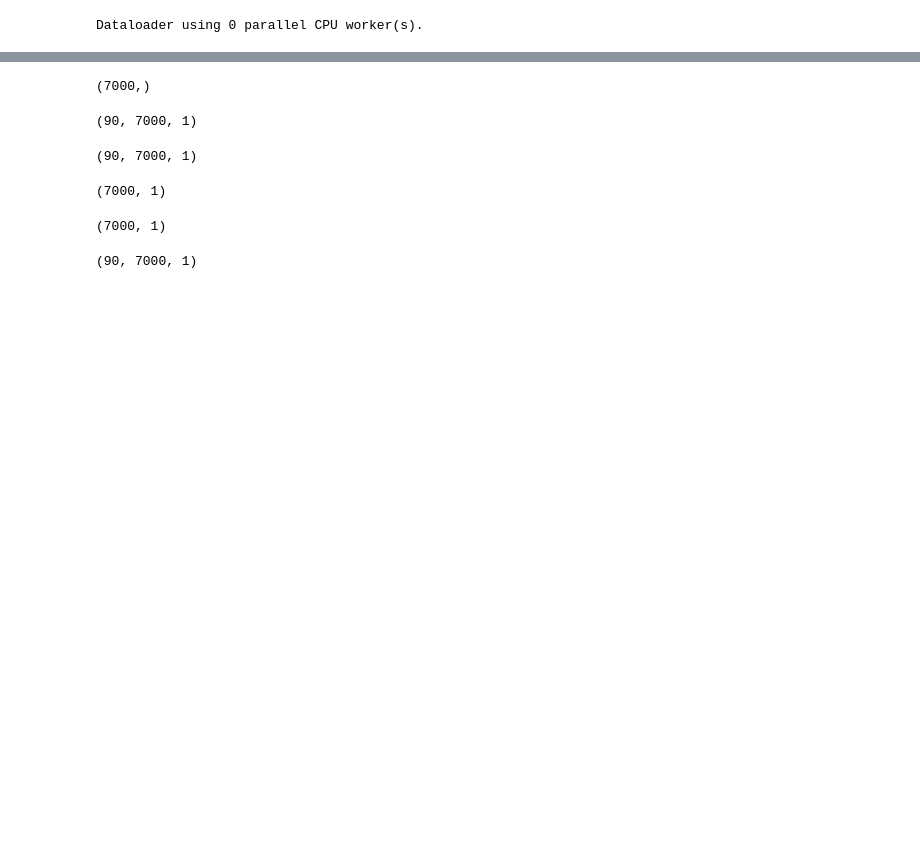
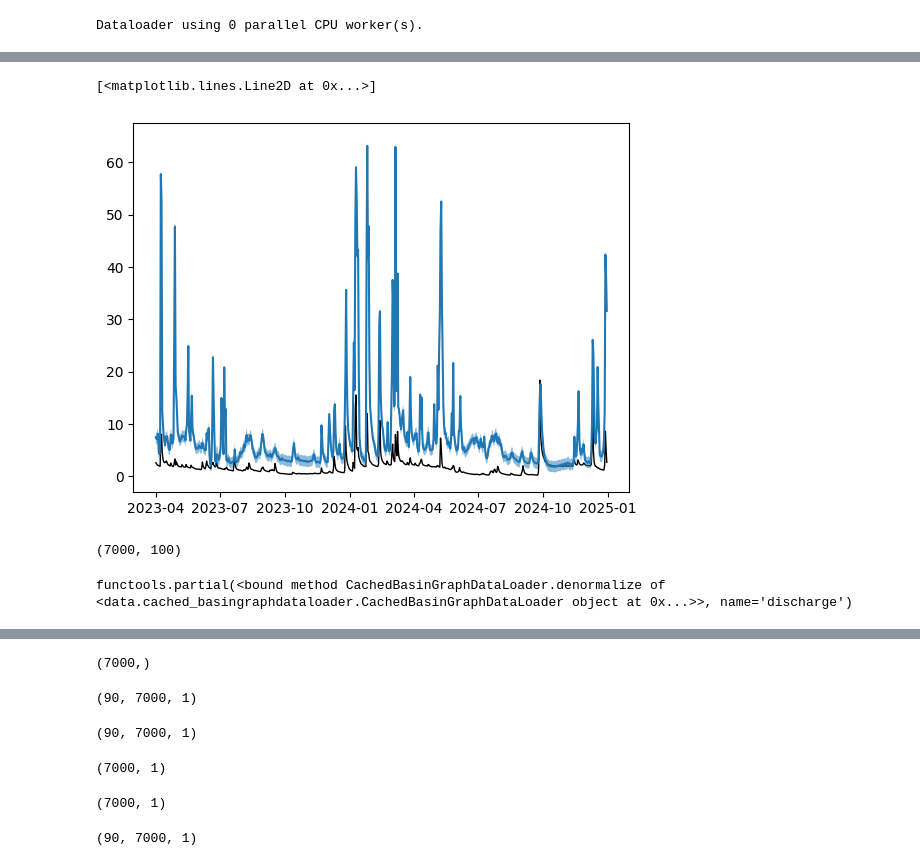
Before and after one commit to Fluvial-UMass/swot-ml, a Jupyter notebook: notebooks/reservoirs/test_model.ipynb, the cells around one changed output, grey strips where cells are left out. Saved outputs shown, nothing was run; the diff lists cells and outputs as text; code cells hidden in the pictures; blank space fills up the shorter version.

```diff
--- a/notebooks/reservoirs/test_model.ipynb
+++ b/notebooks/reservoirs/test_model.ipynb
@@ -24,7 +24,7 @@ from pathlib import Path
 from config import Config
 import data
 # %%
-run_dir = Path("/nas/cee-water/cjgleason/ted/swot-ml/runs/freeze/era5_nse_20251018_170138")
+run_dir = Path("/nas/cee-water/cjgleason/ted/swot-ml/runs/gmm/era5_zstd_20251021_234237")
 # %%
 from train import Trainer
 trainer = Trainer.load_last_checkpoint(run_dir)
@@ -65,0 +67,6 @@ for basin, date, batch in tqdm(dataloader):
+# %%
+results_dir = run_dir / 'results'
+results_dir.mkdir(exist_ok = True)
+
+import evaluate
+evaluate.inference.predict_to_parquet(trainer.model, dataloader, results_dir / 'test_out.parquet')
@@ -65,0 +75,3 @@ for basin, date, batch in tqdm(dataloader):
+# %%
+df = pd.read_parquet(results_dir / 'test_out.parquet')
+df
@@ -65,0 +125,14 @@ for basin, date, batch in tqdm(dataloader):
+# %%
+bs = df.xs('USGS-02390140', level='subbasin').sort_index()
+bs.index = bs.index.get_level_values('date')
+
+x = bs.index
+y = bs['pred']['discharge']
+error = bs['pred']['discharge_std']
+plt.plot(x, y)
+plt.fill_between(x, y-error, y+error, alpha=0.5, facecolor='tab:blue', antialiased=True)
+
+plt.plot(bs.index, bs['obs']['discharge'], color='black', linewidth=1, zorder=0)
+# %% [output]
+[<matplotlib.lines.Line2D at 0x...>]
+[figure, added]
@@ -80,3 +156,15 @@ for basin, date, batch in tqdm(dataloader, disable=cfg.quiet):
     batch = batch.to_jax()
     y_pred = _model_map(model, batch, key)
     break
+# %%
+y_pred['discharge']['pi'].shape
+# %% [output]
+(7000, 100)
+# %%
+from functools import partial
+denormalize = True
+denorm_fn = partial(dataloader.denormalize, name='discharge') if denormalize else None
+
+denorm_fn
+# %% [output]
+functools.partial(<bound method CachedBasinGraphDataLoader.denormalize of <data.cached_basingraphdataloader.CachedBasinGraphDataLoader object at 0x...>>, name='discharge')
```
Also changed, not shown: parts of 32 cells of this notebook, 14 other files.
